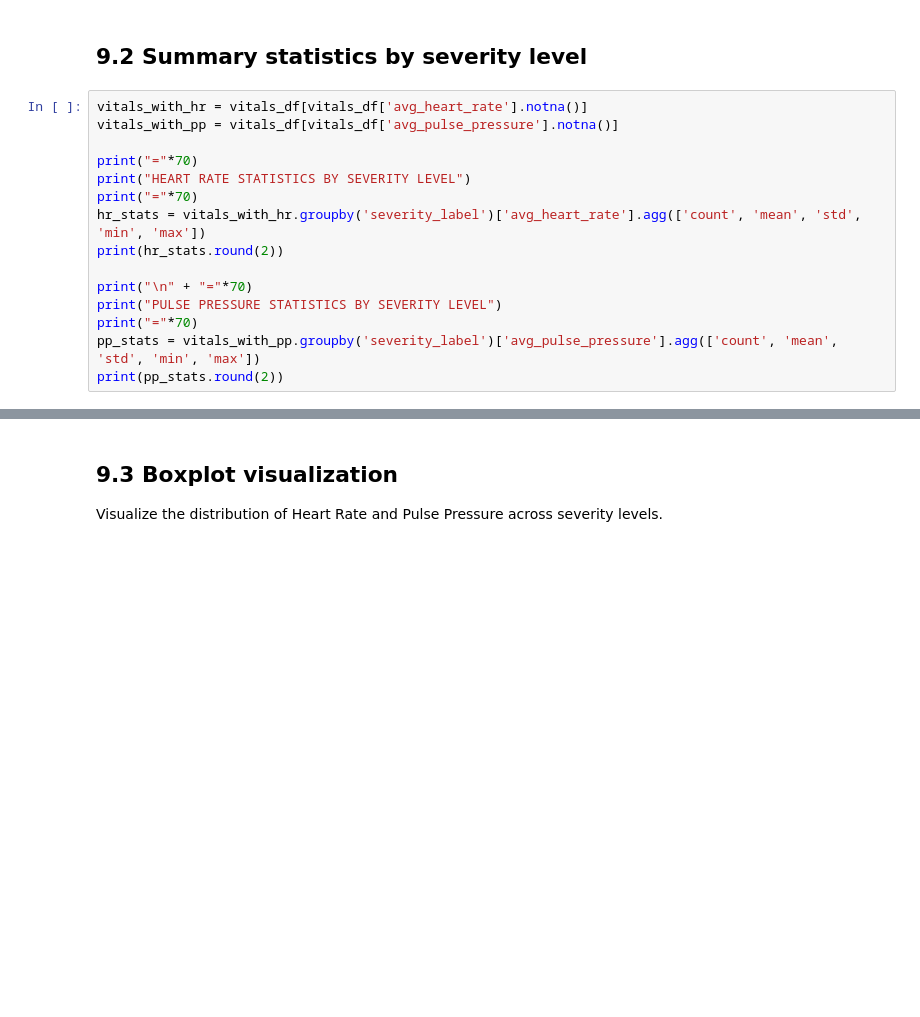
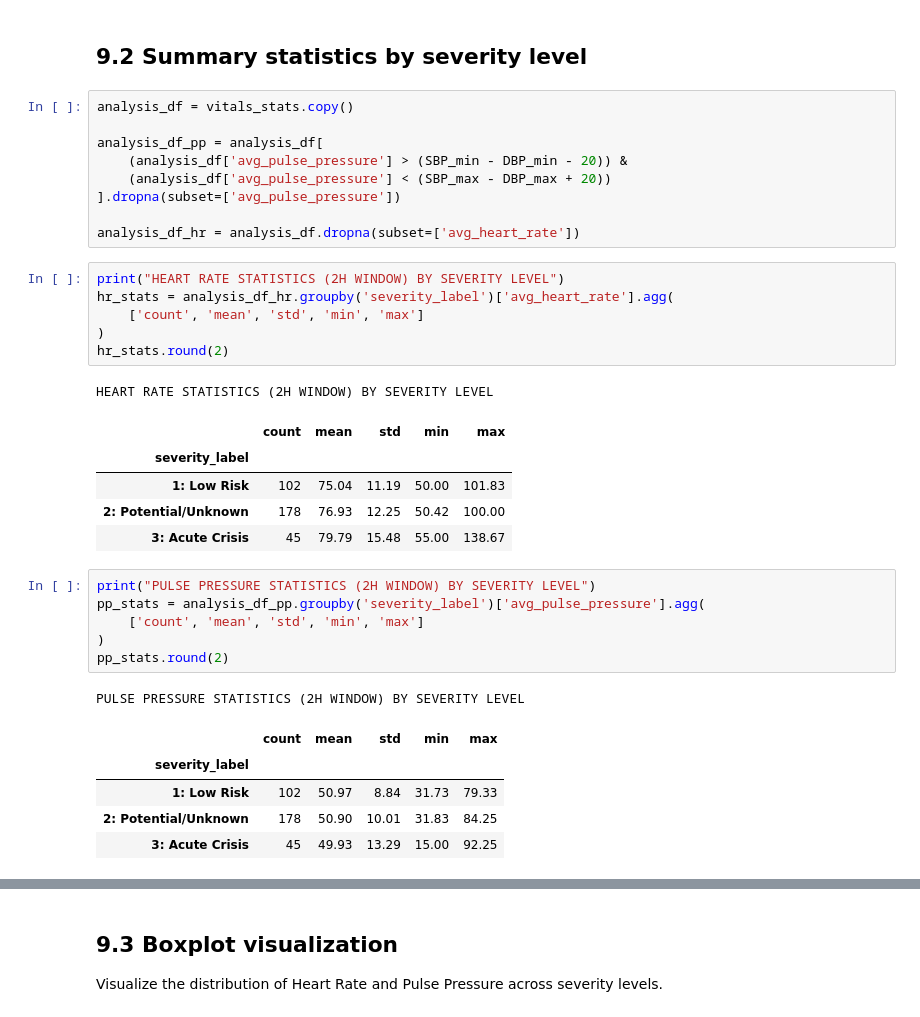
Before and after one commit to eldarmuk/AI-CVD, a Jupyter notebook: notebooks/02_comprehensive_eda.ipynb, the cells around one changed output, grey strips where cells are left out. Saved outputs shown, nothing was run; the diff lists cells and outputs as text; blank space fills up the shorter version.

```diff
--- a/notebooks/02_comprehensive_eda.ipynb
+++ b/notebooks/02_comprehensive_eda.ipynb
@@ -1305,17 +1294,37 @@ print(f"Alerts with Blood Pressure data: {vitals_df['avg_pulse_pressure'].notna(
 # %% [markdown]
 ## 9.2 Summary statistics by severity level
+# %%
+analysis_df = vitals_stats.copy()
+
+analysis_df_pp = analysis_df[
+    (analysis_df['avg_pulse_pressure'] > (SBP_min - DBP_min - 20)) &
+    (analysis_df['avg_pulse_pressure'] < (SBP_max - DBP_max + 20))
+].dropna(subset=['avg_pulse_pressure'])
+
+analysis_df_hr = analysis_df.dropna(subset=['avg_heart_rate'])
+# %%
+print("HEART RATE STATISTICS (2H WINDOW) BY SEVERITY LEVEL")
+hr_stats = analysis_df_hr.groupby('severity_label')['avg_heart_rate'].agg(
+    ['count', 'mean', 'std', 'min', 'max']
+)
+hr_stats.round(2)
+# %% [output]
+HEART RATE STATISTICS (2H WINDOW) BY SEVERITY LEVEL
+|  | count | mean | std | min | max |
+| severity_label |  |  |  |  |  |
+| 1: Low Risk | 102 | 75.04 | 11.19 | 50.00 | 101.83 |
+| 2: Potential/Unknown | 178 | 76.93 | 12.25 | 50.42 | 100.00 |
+| 3: Acute Crisis | 45 | 79.79 | 15.48 | 55.00 | 138.67 |
 # %%
-vitals_with_hr = vitals_df[vitals_df['avg_heart_rate'].notna()]
-vitals_with_pp = vitals_df[vitals_df['avg_pulse_pressure'].notna()]
-
-print("="*70)
-print("HEART RATE STATISTICS BY SEVERITY LEVEL")
-print("="*70)
-hr_stats = vitals_with_hr.groupby('severity_label')['avg_heart_rate'].agg(['count', 'mean', 'std', 'min', 'max'])
-print(hr_stats.round(2))
-
-print("\n" + "="*70)
-print("PULSE PRESSURE STATISTICS BY SEVERITY LEVEL")
-print("="*70)
-pp_stats = vitals_with_pp.groupby('severity_label')['avg_pulse_pressure'].agg(['count', 'mean', 'std', 'min', 'max'])
-print(pp_stats.round(2))
+print("PULSE PRESSURE STATISTICS (2H WINDOW) BY SEVERITY LEVEL")
+pp_stats = analysis_df_pp.groupby('severity_label')['avg_pulse_pressure'].agg(
+    ['count', 'mean', 'std', 'min', 'max']
+)
+pp_stats.round(2)
+# %% [output]
+PULSE PRESSURE STATISTICS (2H WINDOW) BY SEVERITY LEVEL
+|  | count | mean | std | min | max |
+| severity_label |  |  |  |  |  |
+| 1: Low Risk | 102 | 50.97 | 8.84 | 31.73 | 79.33 |
+| 2: Potential/Unknown | 178 | 50.90 | 10.01 | 31.83 | 84.25 |
+| 3: Acute Crisis | 45 | 49.93 | 13.29 | 15.00 | 92.25 |
```
Also changed, not shown: parts of 9 cells of this notebook.
